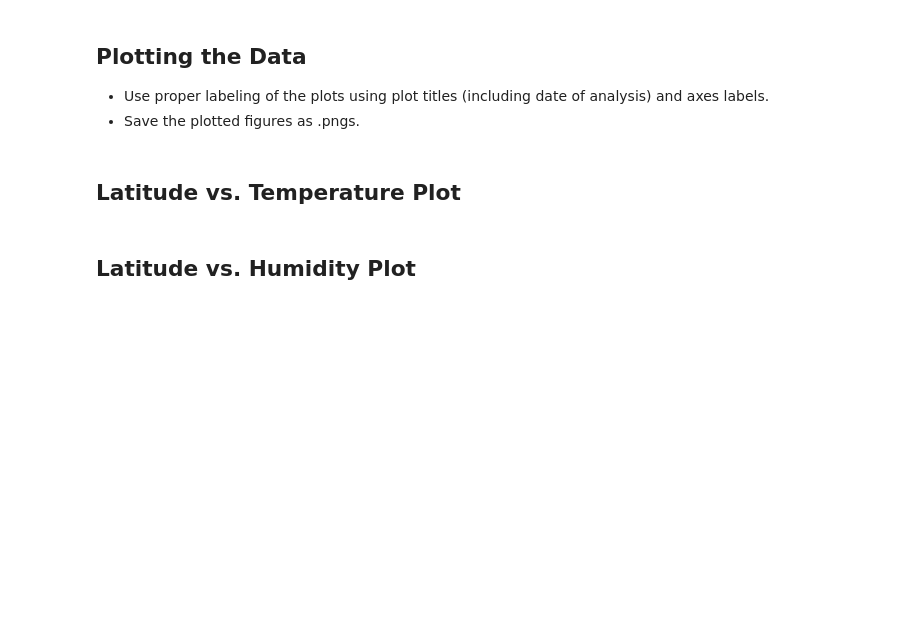
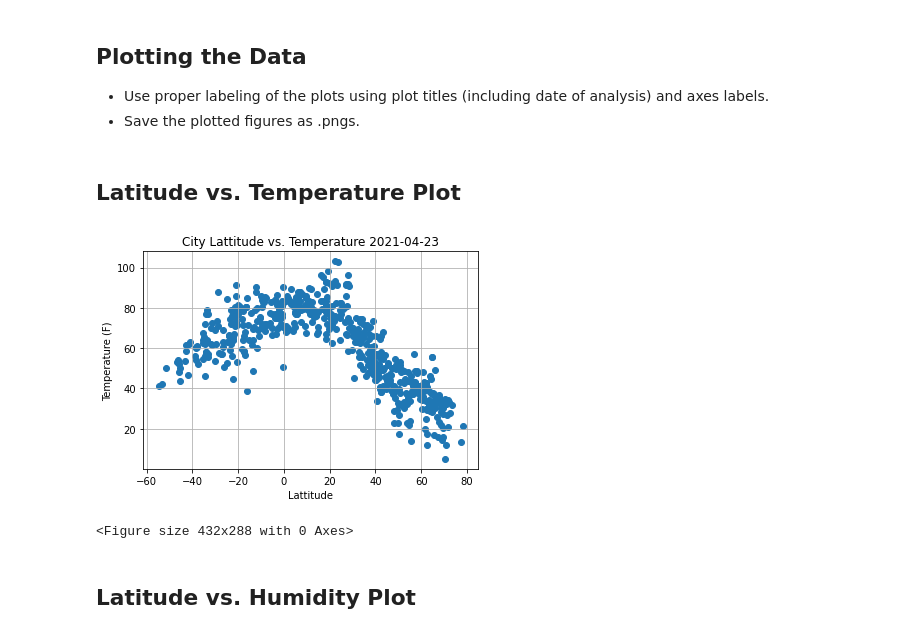
Before and after one commit to Teablee/python-api-challenge, a Jupyter notebook: WeatherPy/WeatherPy.ipynb, the cells around one changed output. Saved outputs shown, nothing was run; the diff lists cells and outputs as text; code cells hidden in the pictures; blank space fills up the shorter version.

```diff
--- a/WeatherPy/WeatherPy.ipynb
+++ b/WeatherPy/WeatherPy.ipynb
@@ -158,5 +161,19 @@ hum_sorted.head(25)
 * Save the plotted figures as .pngs.
 # %% [markdown]
 ## Latitude vs. Temperature Plot
+# %%
+import datetime
+
+#Plot latitude vs temperature and save as .png
+plt.scatter(cities_df['Lat'], cities_df['Temp (F)'])
+plt.title(f'City Lattitude vs. Temperature {datetime.date.today()}')
+plt.xlabel('Lattitude')
+plt.ylabel('Temperature (F)')
+plt.grid(True)
+plt.show()
+plt.savefig('lat_temp.png')
+# %% [output]
+[figure, added]
+<Figure size 432x288 with 0 Axes>
 # %% [markdown]
 ## Latitude vs. Humidity Plot
```
Also changed, not shown: parts of 14 cells of this notebook.
